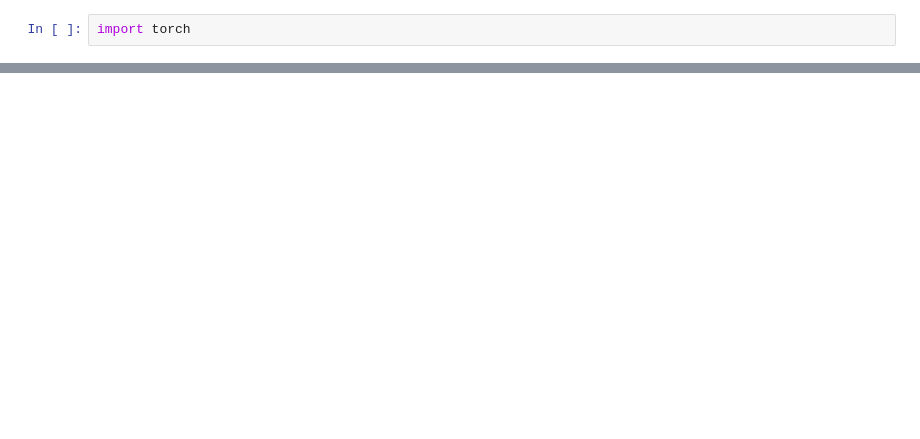
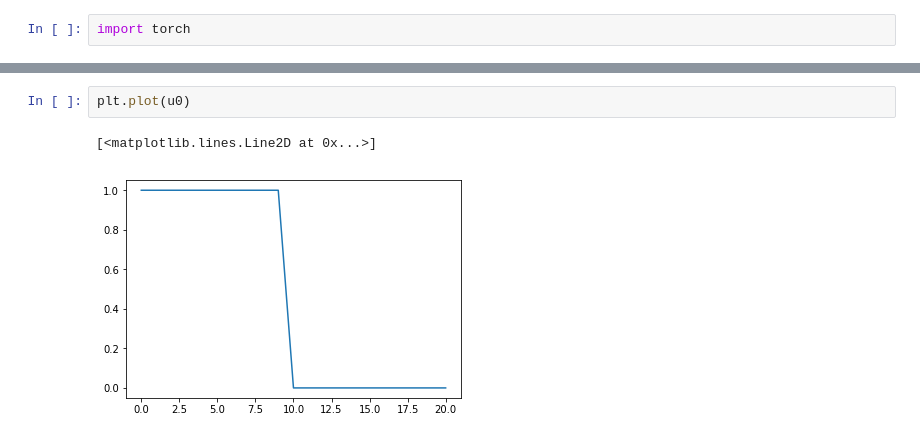
Before and after one commit to afqueiruga/nn_1d_pde, a Jupyter notebook: train_1.ipynb, the cells around one changed output, grey strips where cells are left out. Drawn from its saved outputs; the diff is of its cells as text; blank space fills up the shorter version.

```diff
--- a/train_1.ipynb
+++ b/train_1.ipynb
@@ -103,0 +145,5 @@ for t in range(1000):
+# %%
+plt.plot(u0)
+# %% [output]
+[<matplotlib.lines.Line2D at 0x...>]
+[figure, added]
```
Also changed, not shown: parts of 13 cells of this notebook.
